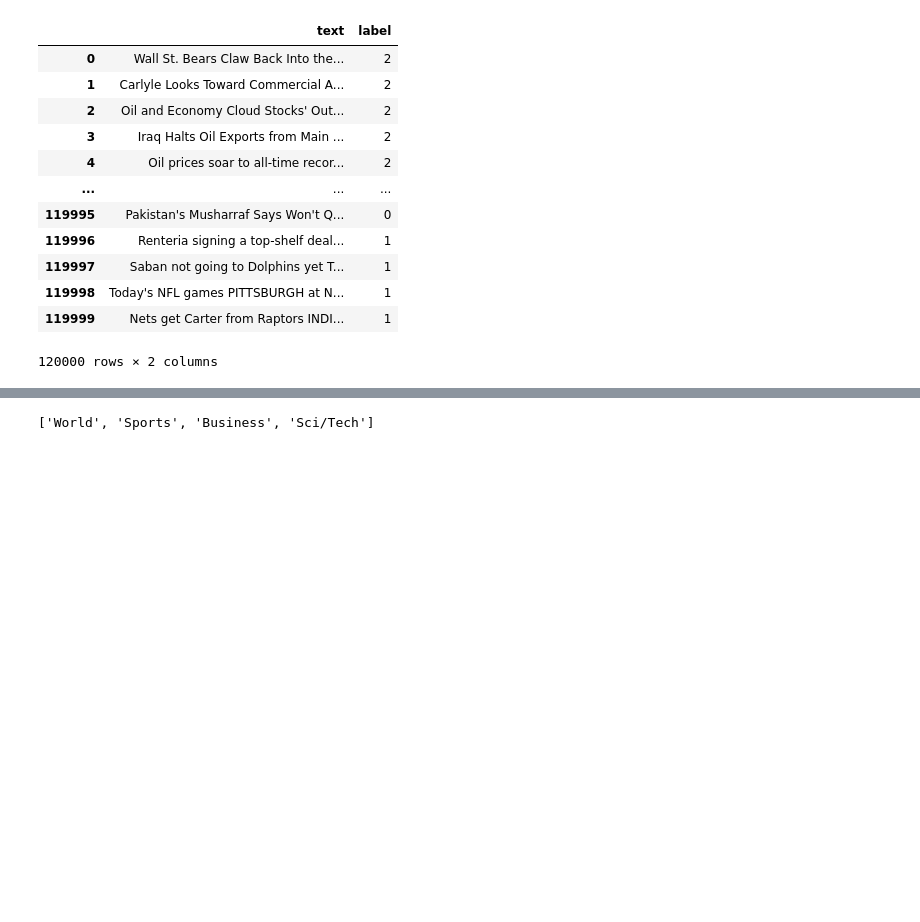
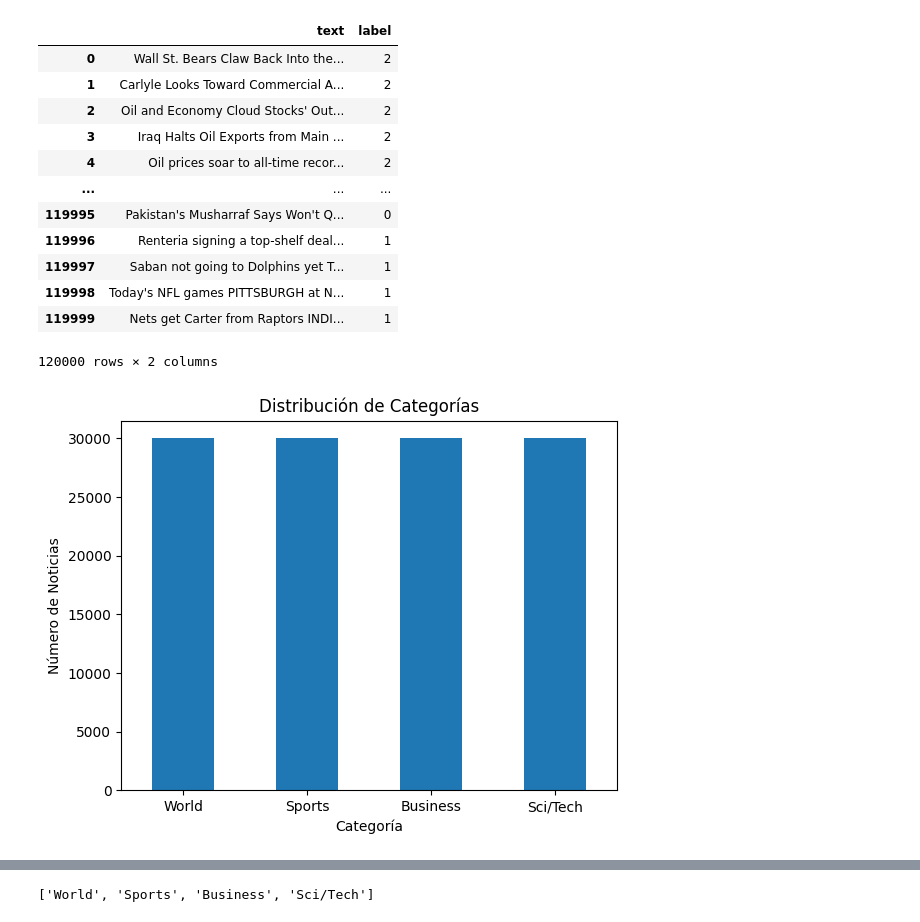
Before and after one commit to sanlares/udesa_datascience, a Jupyter notebook: aprendizaje_upervisado/TP_Final/Supervisado_UdeSA_TP_Esqueleto (1).ipynb, the cells around one changed output, grey strips where cells are left out. Cells and saved outputs as stored; diff of their text form; code cells hidden in the pictures; blank space fills up the shorter version.

```diff
--- a/aprendizaje_upervisado/TP_Final/Supervisado_UdeSA_TP_Esqueleto (1).ipynb
+++ b/aprendizaje_upervisado/TP_Final/Supervisado_UdeSA_TP_Esqueleto (1).ipynb
@@ -157,3 +215,18 @@ df_train
 | 119998 | Today's NFL games PITTSBURGH at N... | 1 |
 | 119999 | Nets get Carter from Raptors INDI... | 1 |
 120000 rows × 2 columns
+# %%
+import matplotlib.pyplot as plt
+
+# Cantidad de noticias por categoría
+noticias_categoria = df_train['label'].value_counts()
+
+# Grafico
+noticias_categoria.plot(kind='bar')
+plt.title('Distribución de Categorías')
+plt.xlabel('Categoría')
+plt.ylabel('Número de Noticias')
+plt.xticks([0,1,2,3], ['World', 'Sports', 'Business', 'Sci/Tech'], rotation=0)
+plt.show()
+# %% [output]
+[figure, added]
```
Also changed, not shown: parts of 16 cells of this notebook.
